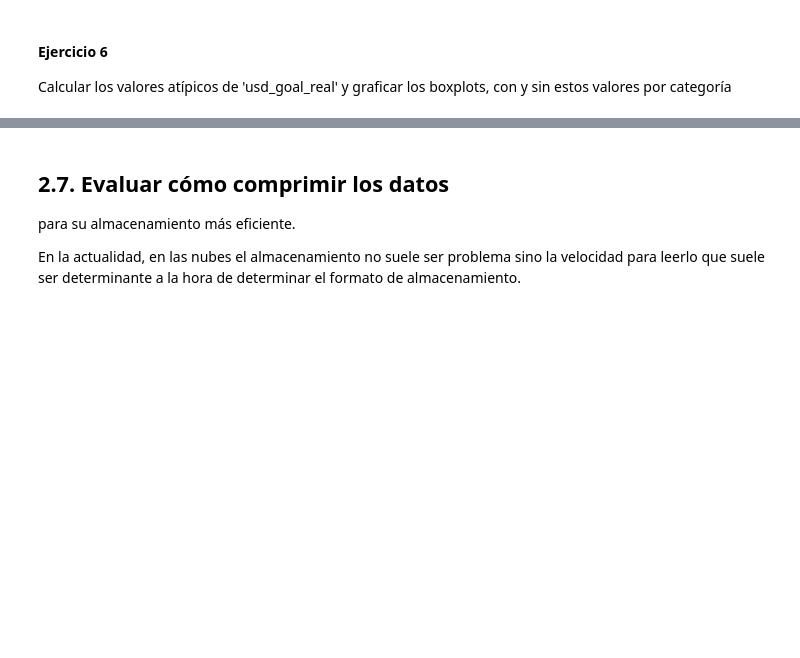
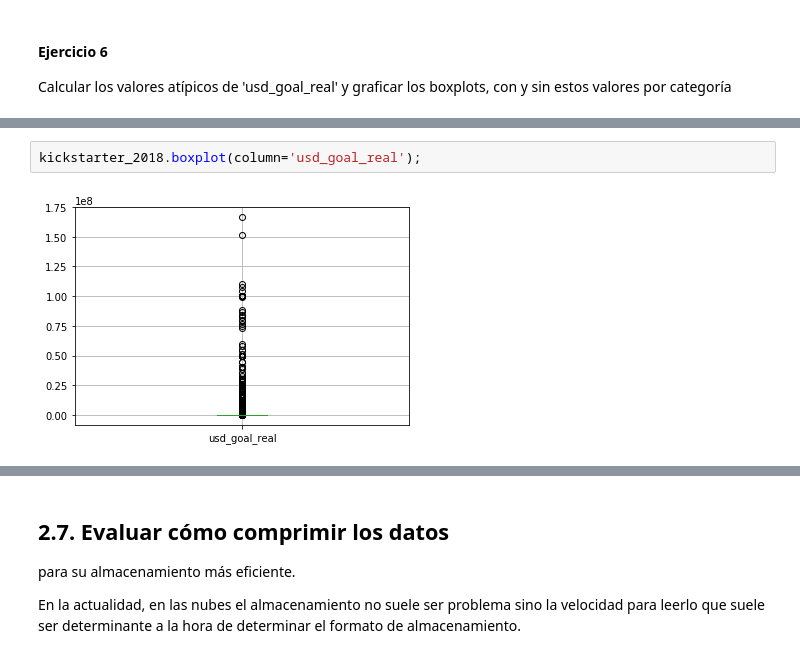
Before and after one commit to adriavend/AnalisisYCuracion, a Jupyter notebook: notebooks/Limpieza.ipynb, the cells around one changed output, grey strips where cells are left out. Cells and saved outputs as stored; diff of their text form; blank space fills up the shorter version.

```diff
--- a/notebooks/Limpieza.ipynb
+++ b/notebooks/Limpieza.ipynb
@@ -1180,0 +1174,4 @@ Calcular los valores atípicos de 'usd_goal_real' y graficar los boxplots, con y
+# %%
+kickstarter_2018.boxplot(column='usd_goal_real');
+# %% [output]
+[figure, added]
```
Also changed, not shown: parts of 14 cells of this notebook.
